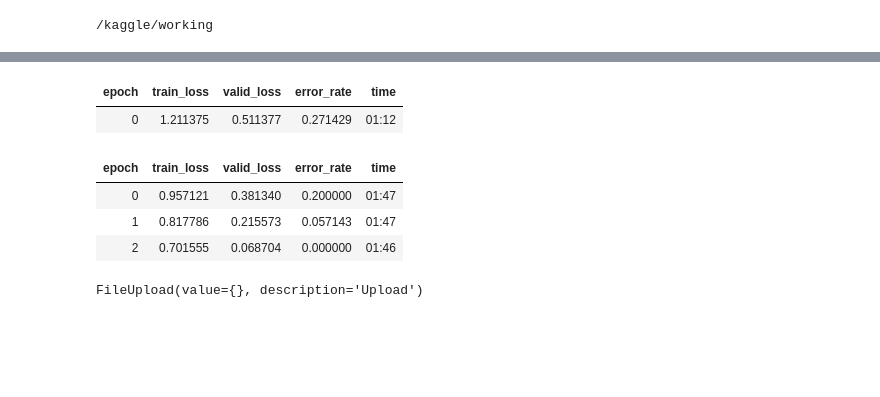
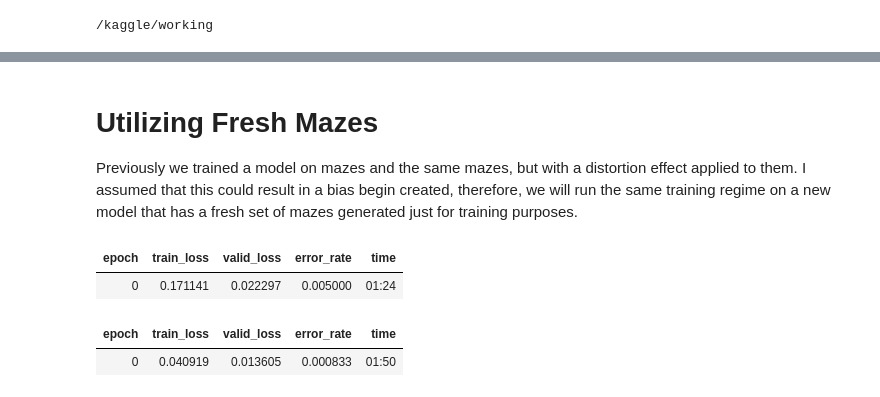
Before and after one commit to nick-leland/DistortionML, a Jupyter notebook: maze-transformation-detection.ipynb, the cells around one changed output, grey strips where cells are left out. Drawn from its saved outputs; the diff is of its cells as text; code cells hidden in the pictures; blank space fills up the shorter version.

Commit message:
Kaggle Notebook | Distorted Image Detection | Version 2

```diff
--- a/maze-transformation-detection.ipynb
+++ b/maze-transformation-detection.ipynb
@@ -36,0 +50,3 @@ dls = ImageDataLoaders.from_folder(path, valid_pct=0.2, item_tfms=Resize(224))
+# %% [markdown]
+# Utilizing Fresh Mazes
+Previously we trained a model on mazes and the same mazes, but with a distortion effect applied to them.  I assumed that this could result in a bias begin created, therefore, we will run the same training regime on a new model that has a fresh set of mazes generated just for training purposes.
@@ -37,13 +57,14 @@ dls = ImageDataLoaders.from_folder(path, valid_pct=0.2, item_tfms=Resize(224))
 # %%
-path = os.path.relpath("/kaggle/working")
+os.chdir("../")
+path = os.path.relpath("output")
+# %%
+dls_2 = ImageDataLoaders.from_folder(path, valid_pct=0.2)
 # %%
-learn = vision_learner(dls, resnet34, metrics=error_rate)
-learn.fine_tune(3)
+learn_fresh = vision_learner(dls_2, resnet34, metrics=error_rate)
+learn_fresh.fine_tune(1)
 # %% [output]
 | epoch | train_loss | valid_loss | error_rate | time |
-| 0 | 1.211375 | 0.511377 | 0.271429 | 01:12 |
+| 0 | 0.171141 | 0.022297 | 0.005000 | 01:24 |
 | epoch | train_loss | valid_loss | error_rate | time |
-| 0 | 0.957121 | 0.381340 | 0.200000 | 01:47 |
-| 1 | 0.817786 | 0.215573 | 0.057143 | 01:47 |
-| 2 | 0.701555 | 0.068704 | 0.000000 | 01:46 |
+| 0 | 0.040919 | 0.013605 | 0.000833 | 01:50 |
 # %%
@@ -53,6 +71,0 @@ import ipywidgets as widgets
-# %%
-#hide_output
-uploader = widgets.FileUpload()
-uploader
-# %% [output]
-FileUpload(value={}, description='Upload')
```
Also changed, not shown: parts of 19 cells of this notebook.
